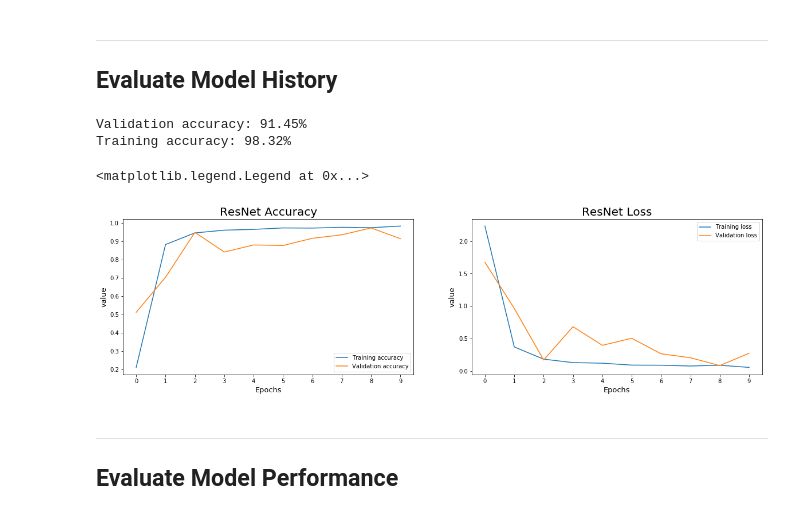
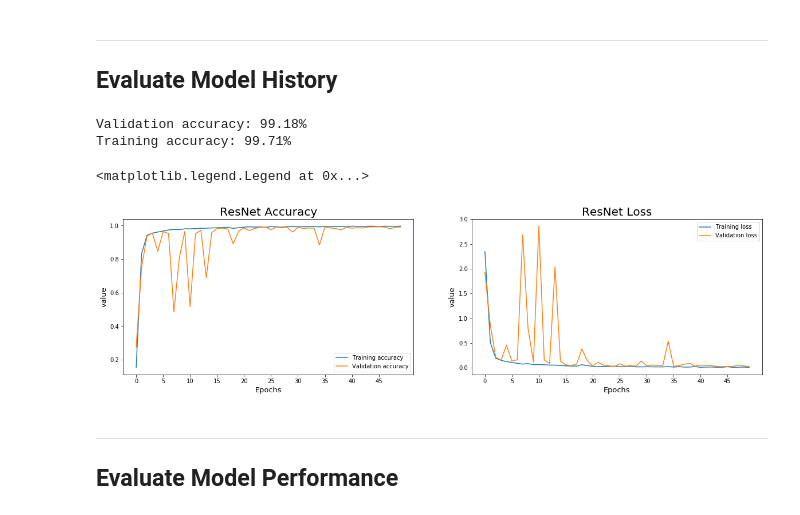
Before and after one commit to T-Visor/captcha-tensorflow, a Jupyter notebook: notebooks/resnet-evaluation.ipynb, the cells around one changed output. Saved outputs shown, nothing was run; the diff lists cells and outputs as text; code cells hidden in the pictures.

Commit message:
modified mobilenet and resnet evaluations

```diff
--- a/notebooks/resnet-evaluation.ipynb
+++ b/notebooks/resnet-evaluation.ipynb
@@ -25,7 +25,7 @@ DIMENSIONS = 4
 ## Evaluate Model History
 # %%
 # Open serialized training history data for VGG-16 model.
-with open(r'model-info/resnet-history', 'rb') as input_file:
+with open(r'model-info/resnet-training', 'rb') as input_file:
             history = pickle.load(input_file, encoding='bytes')
 # %%
 validation_score = history['val_acc'][-1] # get the last entry
@@ -36,33 +36,33 @@ training_score = history['acc'][-1] # get the last entry
 training_score = round(training_score * 100, 2)
 print('Training accuracy: {}%'.format(training_score))
 # %% [output]
-Validation accuracy: 91.45%
-Training accuracy: 98.32%
+Validation accuracy: 99.18%
+Training accuracy: 99.71%
 # %%
 # Plot the training history.
 title_font = 20
 axis_font = 13
 
 figure, axes = pyplot.subplots(1, 2, figsize=(20, 5))
 
-axes[0].set_xticks(range(0, 11, 1))
+axes[0].set_xticks(range(0, 50, 5))
 axes[0].plot(history['acc'], label='Training accuracy')
 axes[0].plot(history['val_acc'], label='Validation accuracy')
 axes[0].set_title('ResNet Accuracy', fontsize=20)
 axes[0].set_xlabel('Epochs', fontsize=axis_font)
 axes[0].set_ylabel('value', fontsize=axis_font)
 axes[0].legend()
 
-axes[1].set_xticks(range(0, 11, 1))
+axes[1].set_xticks(range(0, 50, 5))
 axes[1].plot(history['loss'], label='Training loss')
 axes[1].plot(history['val_loss'], label='Validation loss')
 axes[1].set_title('ResNet Loss', fontsize=20)
 axes[1].set_xlabel('Epochs', fontsize=axis_font)
 axes[1].set_ylabel('value', fontsize=axis_font)
 axes[1].legend()
 # %% [output]
 <matplotlib.legend.Legend at 0x...>
-[figure, old version]
+[figure, new version]
 # %% [markdown]
 ---
 ## Evaluate Model Performance
```
Also changed, not shown: 1 other file.
